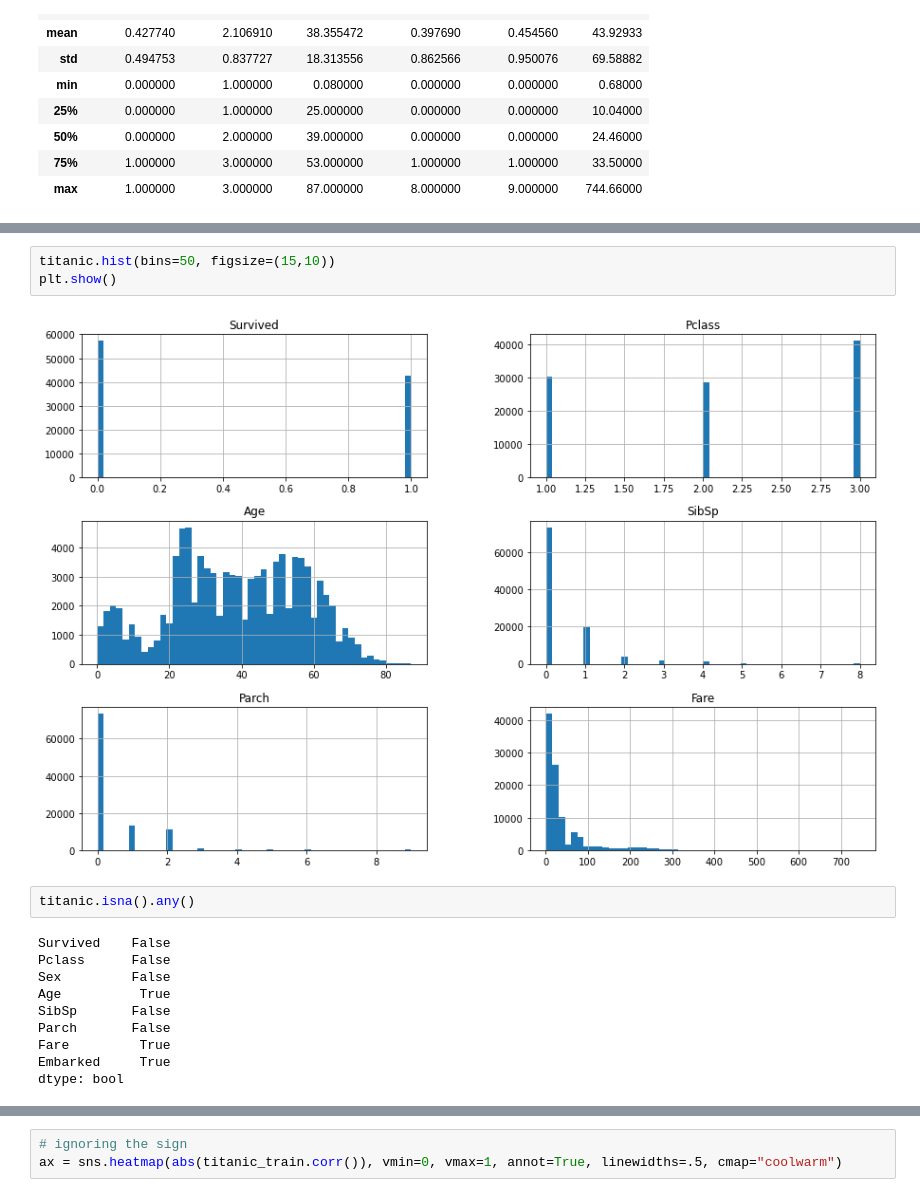
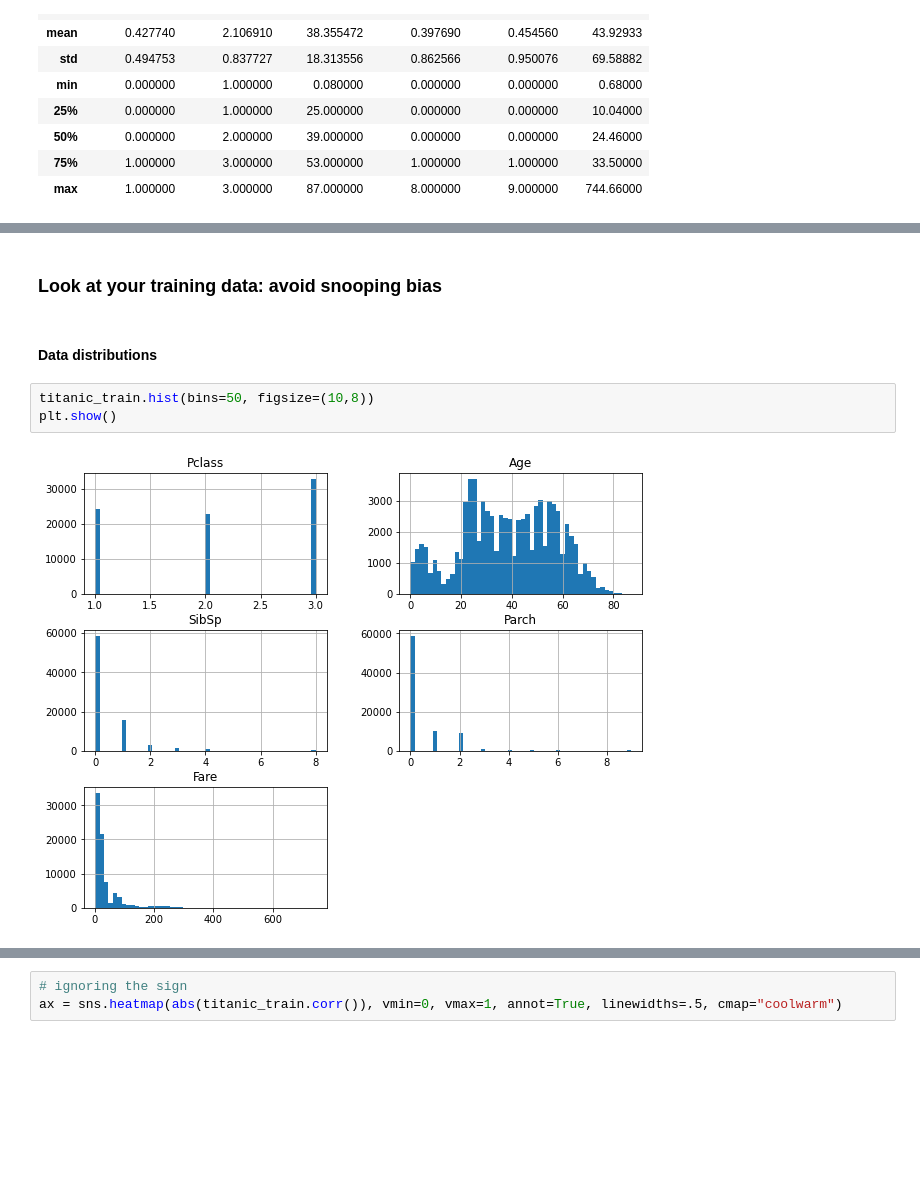
Before and after one commit to carolinemcosta/tech-talk-itech, a Jupyter notebook: tech-talk-v2.ipynb, the cells around one changed output, grey strips where cells are left out. Cells and saved outputs as stored; diff of their text form; blank space fills up the shorter version.

```diff
--- a/tech-talk-v2.ipynb
+++ b/tech-talk-v2.ipynb
@@ -55,17 +109,9 @@ titanic.describe()
+# %% [markdown]
+### Look at your training data: avoid snooping bias
+# %% [markdown]
+#### Data distributions
 # %%
-titanic.hist(bins=50, figsize=(15,10))
+titanic_train.hist(bins=50, figsize=(10,8))
 plt.show()
 # %% [output]
-[figure, old version]
+[figure, new version]
-# %%
-titanic.isna().any()
-# %% [output]
-Survived    False
-Pclass      False
-Sex         False
-Age          True
-SibSp       False
-Parch       False
-Fare         True
-Embarked     True
-dtype: bool
```
Also changed, not shown: parts of 46 cells of this notebook.
